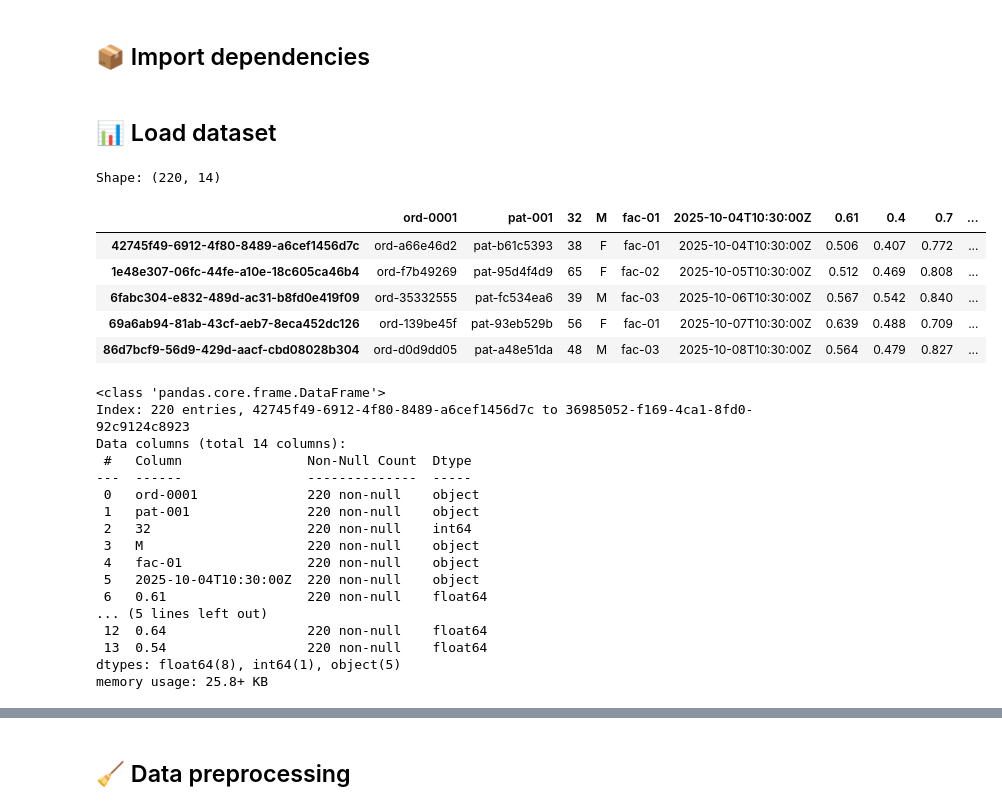
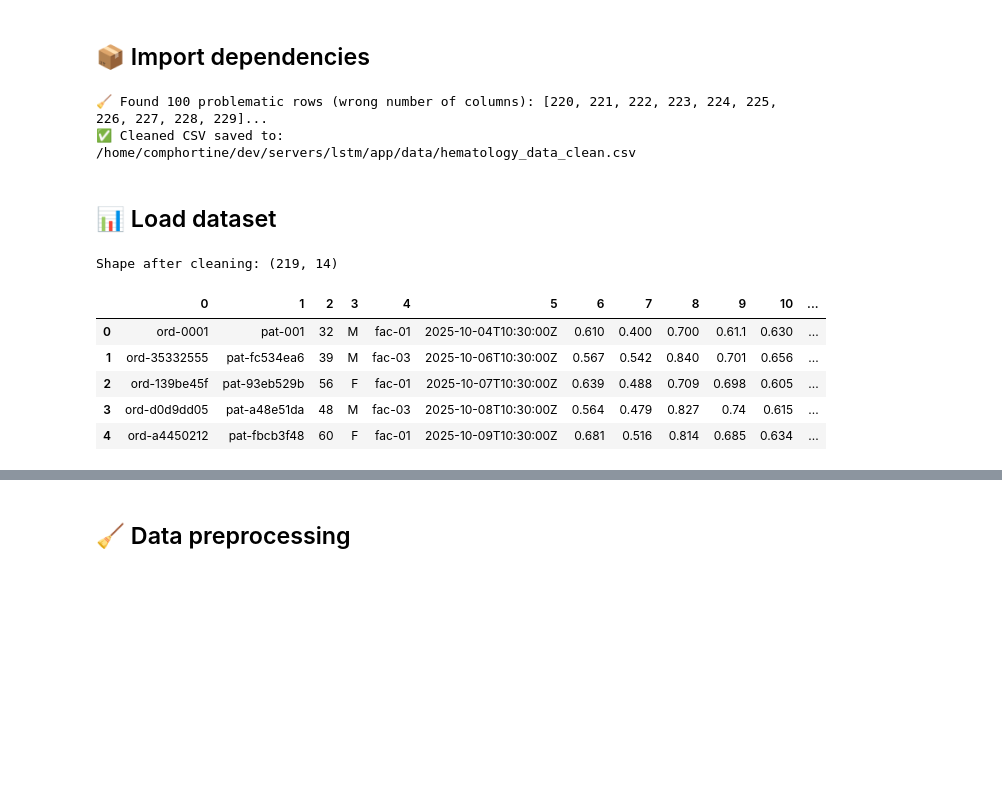
Before and after one commit to Nestlink-org/lstm, a Jupyter notebook: app/models/cbc_lstm.ipynb, the cells around one changed output, grey strips where cells are left out. Saved outputs shown, nothing was run; the diff lists cells and outputs as text; code cells hidden in the pictures; blank space fills up the shorter version.

```diff
--- a/app/models/cbc_lstm.ipynb
+++ b/app/models/cbc_lstm.ipynb
@@ -13,37 +27,51 @@ from sklearn.model_selection import train_test_split
+# %%
+# --------------------------------------------
+# 🚫 Delete problematic rows with inconsistent columns
+# --------------------------------------------
+from pathlib import Path
+
+RAW_PATH = Path("/home/comphortine/dev/servers/lstm/app/data/hematology_data.csv")
+CLEAN_PATH = Path("/home/comphortine/dev/servers/lstm/app/data/hematology_data_clean.csv")
+
+bad_lines = []
+with open(RAW_PATH, "r", encoding="utf-8", errors="ignore") as f:
+    lines = f.readlines()
+
+# Count commas per line (assuming comma-separated CSV)
+comma_counts = [line.count(",") for line in lines]
+expected = max(set(comma_counts), key=comma_counts.count)  # the most common comma count
+
+for i, count in enumerate(comma_counts, start=1):
+    if count != expected:
+        bad_lines.append(i)
+
+print(f"🧹 Found {len(bad_lines)} problematic rows (wrong number of columns): {bad_lines[:10]}{'...' if len(bad_lines) > 10 else ''}")
+
+# Remove them
+clean_lines = [line for i, line in enumerate(lines, start=1) if i not in bad_lines]
+
+# Save cleaned file
+with open(CLEAN_PATH, "w", encoding="utf-8") as f:
+    f.writelines(clean_lines)
+
+print(f"✅ Cleaned CSV saved to: {CLEAN_PATH}")
+# %% [output]
+🧹 Found 100 problematic rows (wrong number of columns): [220, 221, 222, 223, 224, 225, 226, 227, 228, 229]...
+✅ Cleaned CSV saved to: /home/comphortine/dev/servers/lstm/app/data/hematology_data_clean.csv
 # %% [markdown]
 ## 📊 Load dataset
 # %%
-
-file_path = "/home/comphortine/dev/servers/lstm/app/data/hematology_data.csv"
-df = pd.read_csv(file_path)
-
-print("Shape:", df.shape)
+# --------------------------------------------
+# ✅ Verify cleaned CSV loads correctly
+# --------------------------------------------
+df = pd.read_csv(CLEAN_PATH, header=None)
+print("Shape after cleaning:", df.shape)
 display(df.head())
-
-# Optional: Basic info
-df.info()
 # %% [output]
-Shape: (220, 14)
+Shape after cleaning: (219, 14)
-|  | ord-0001 | pat-001 | 32 | M | fac-01 | 2025-10-04T10:30:00Z | 0.61 | 0.4 | 0.7 | ... |
-| 42745f49-6912-4f80-8489-a6cef1456d7c | ord-a66e46d2 | pat-b61c5393 | 38 | F | fac-01 | 2025-10-04T10:30:00Z | 0.506 | 0.407 | 0.772 | ... |
-| 1e48e307-06fc-44fe-a10e-18c605ca46b4 | ord-f7b49269 | pat-95d4f4d9 | 65 | F | fac-02 | 2025-10-05T10:30:00Z | 0.512 | 0.469 | 0.808 | ... |
-| 6fabc304-e832-489d-ac31-b8fd0e419f09 | ord-35332555 | pat-fc534ea6 | 39 | M | fac-03 | 2025-10-06T10:30:00Z | 0.567 | 0.542 | 0.840 | ... |
-| 69a6ab94-81ab-43cf-aeb7-8eca452dc126 | ord-139be45f | pat-93eb529b | 56 | F | fac-01 | 2025-10-07T10:30:00Z | 0.639 | 0.488 | 0.709 | ... |
-| 86d7bcf9-56d9-429d-aacf-cbd08028b304 | ord-d0d9dd05 | pat-a48e51da | 48 | M | fac-03 | 2025-10-08T10:30:00Z | 0.564 | 0.479 | 0.827 | ... |
+|  | 0 | 1 | 2 | 3 | 4 | 5 | 6 | 7 | 8 | 9 | 10 | ... |
+| 0 | ord-0001 | pat-001 | 32 | M | fac-01 | 2025-10-04T10:30:00Z | 0.610 | 0.400 | 0.700 | 0.61.1 | 0.630 | ... |
+| 1 | ord-35332555 | pat-fc534ea6 | 39 | M | fac-03 | 2025-10-06T10:30:00Z | 0.567 | 0.542 | 0.840 | 0.701 | 0.656 | ... |
+| 2 | ord-139be45f | pat-93eb529b | 56 | F | fac-01 | 2025-10-07T10:30:00Z | 0.639 | 0.488 | 0.709 | 0.698 | 0.605 | ... |
+| 3 | ord-d0d9dd05 | pat-a48e51da | 48 | M | fac-03 | 2025-10-08T10:30:00Z | 0.564 | 0.479 | 0.827 | 0.74 | 0.615 | ... |
+| 4 | ord-a4450212 | pat-fbcb3f48 | 60 | F | fac-01 | 2025-10-09T10:30:00Z | 0.681 | 0.516 | 0.814 | 0.685 | 0.634 | ... |
-<class 'pandas.core.frame.DataFrame'>
-Index: 220 entries, 42745f49-6912-4f80-8489-a6cef1456d7c to 36985052-f169-4ca1-8fd0-92c9124c8923
-Data columns (total 14 columns):
- #   Column                Non-Null Count  Dtype
----  ------                --------------  -----
- 0   ord-0001              220 non-null    object
- 1   pat-001               220 non-null    object
- 2   32                    220 non-null    int64
- 3   M                     220 non-null    object
- 4   fac-01                220 non-null    object
- 5   2025-10-04T10:30:00Z  220 non-null    object
- 6   0.61                  220 non-null    float64
-... (5 lines left out)
- 12  0.64                  220 non-null    float64
- 13  0.54                  220 non-null    float64
-dtypes: float64(8), int64(1), object(5)
-memory usage: 25.8+ KB
```
Also changed, not shown: parts of 15 cells of this notebook, 7 other files.
